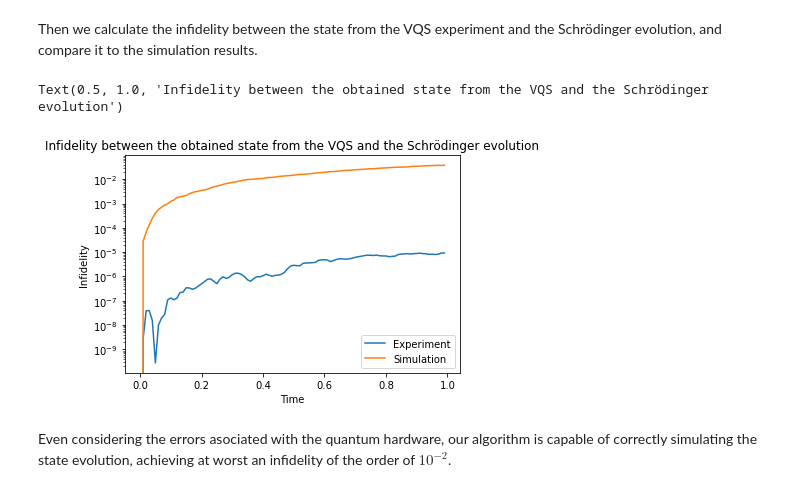
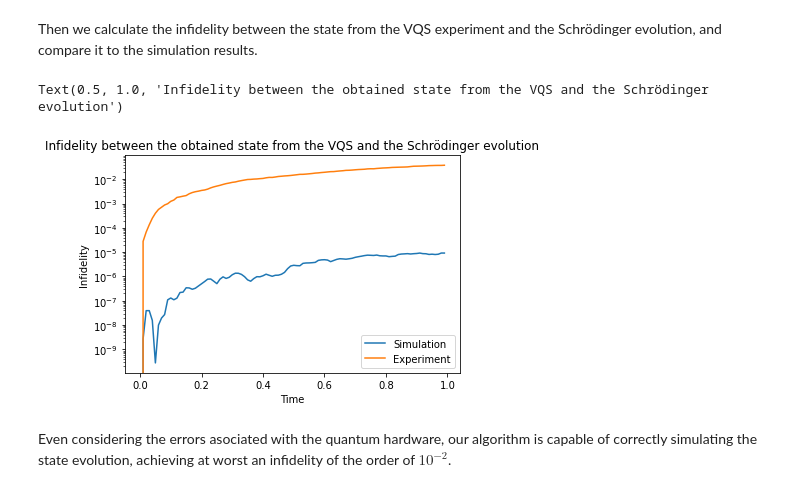
Before and after one commit to lezav/variational_quantum_simulation, a Jupyter notebook: Tutorial.ipynb, the cells around one changed output. Drawn from its saved outputs; the diff is of its cells as text; code cells hidden in the pictures.

```diff
--- a/Tutorial.ipynb
+++ b/Tutorial.ipynb
@@ -380,19 +380,19 @@ Then we calculate the infidelity between the state from the VQS experiment and t
 # %%
 psi_lambda_exp_t = [state_from_parameters(exp_lambda_k_t[t], ops, fs, ini_state) for t in range(Nt)]
 
 inf_array_exp = [state_infidelity(numeric_evolution[t], psi_lambda_exp_t[t]) for t in range(Nt)]
 
-plt.plot(dt*np.arange(Nt), inf_array, label = "Experiment")
-plt.plot(dt*np.arange(Nt), inf_array_exp, label = "Simulation")
+plt.plot(dt*np.arange(Nt), inf_array, label ="Simulation")
+plt.plot(dt*np.arange(Nt), inf_array_exp, label = "Experiment")
 
 plt.xlabel("Time")
 plt.ylabel("Infidelity")
 plt.yscale("log")
 plt.legend()
 plt.title("Infidelity between the obtained state from the VQS and the Schrödinger evolution")
 # %% [output]
 Text(0.5, 1.0, 'Infidelity between the obtained state from the VQS and the Schrödinger evolution')
-[figure, old version]
+[figure, new version]
 # %% [markdown]
 Even considering the errors asociated with the quantum hardware, our algorithm is capable of correctly simulating the state evolution, achieving at worst an infidelity of the order of $10^{-2}$.
 # %% [markdown]
```
Also changed, not shown: parts of 9 cells of this notebook.
